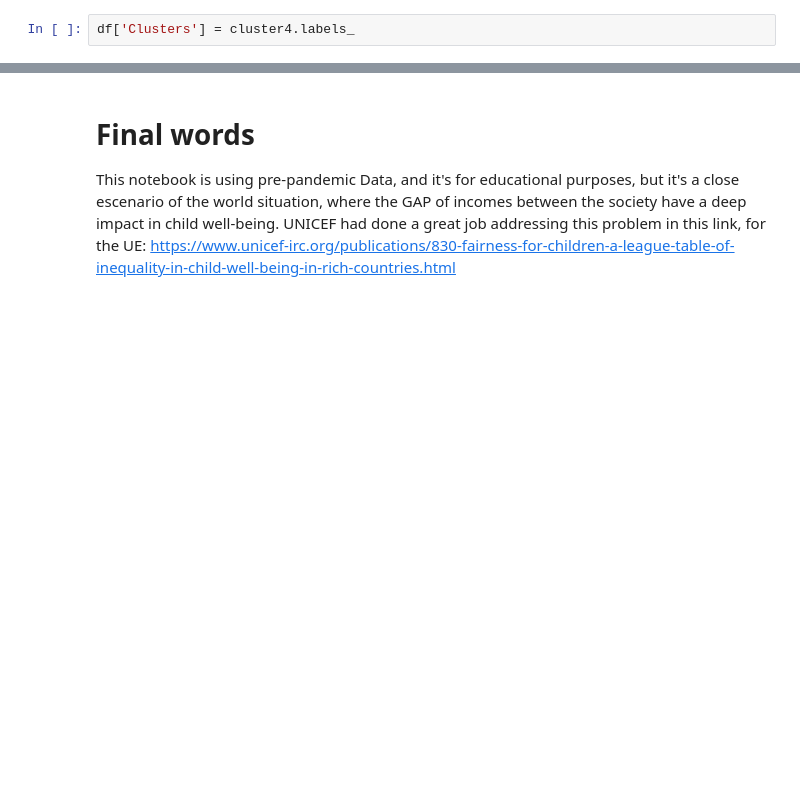
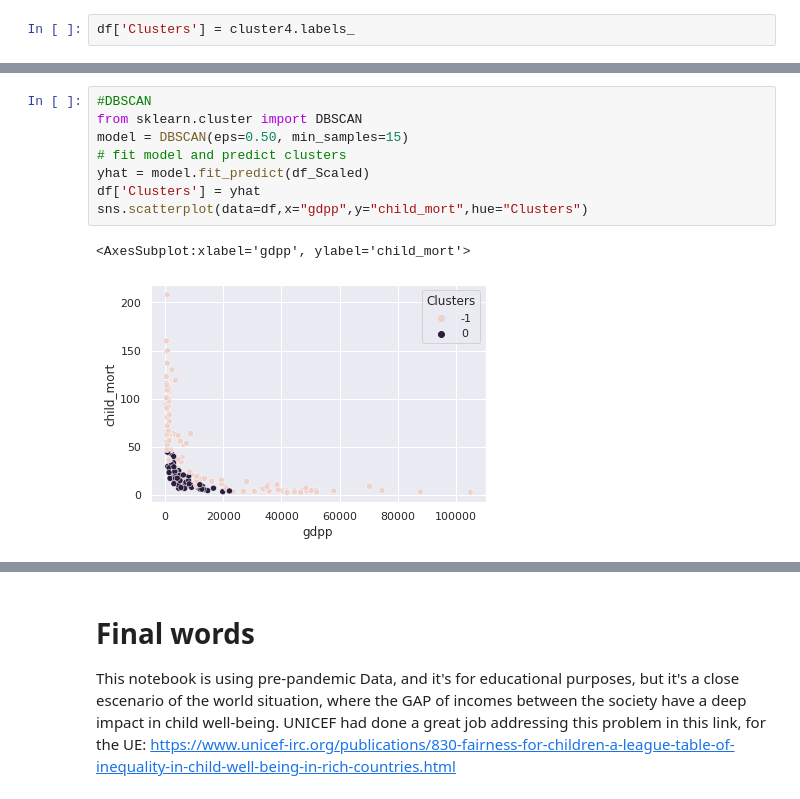
Before and after one commit to SebastianBuchniv/EqualityAndChildMortality, a Jupyter notebook: clustering-inequality-and-children-mortality.ipynb, the cells around one changed output, grey strips where cells are left out. Drawn from its saved outputs; the diff is of its cells as text; blank space fills up the shorter version.

```diff
--- a/clustering-inequality-and-children-mortality.ipynb
+++ b/clustering-inequality-and-children-mortality.ipynb
@@ -248,0 +249,11 @@ Let's list them
+# %%
+#DBSCAN
+from sklearn.cluster import DBSCAN
+model = DBSCAN(eps=0.50, min_samples=15)
+# fit model and predict clusters
+yhat = model.fit_predict(df_Scaled)
+df['Clusters'] = yhat
+sns.scatterplot(data=df,x="gdpp",y="child_mort",hue="Clusters")
+# %% [output]
+<AxesSubplot:xlabel='gdpp', ylabel='child_mort'>
+[figure, added]
```
Also changed, not shown: parts of 8 cells of this notebook.
